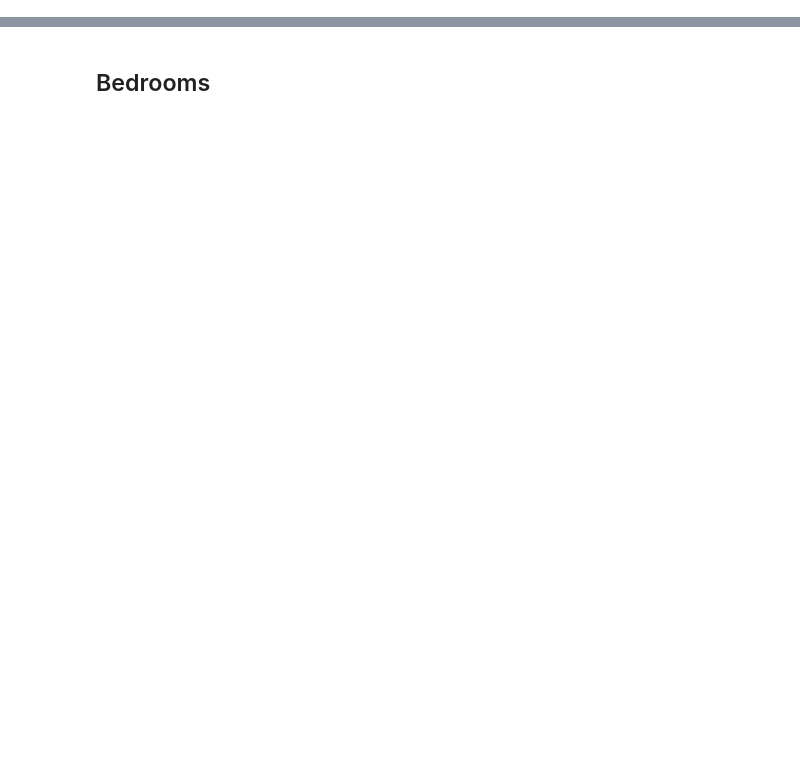
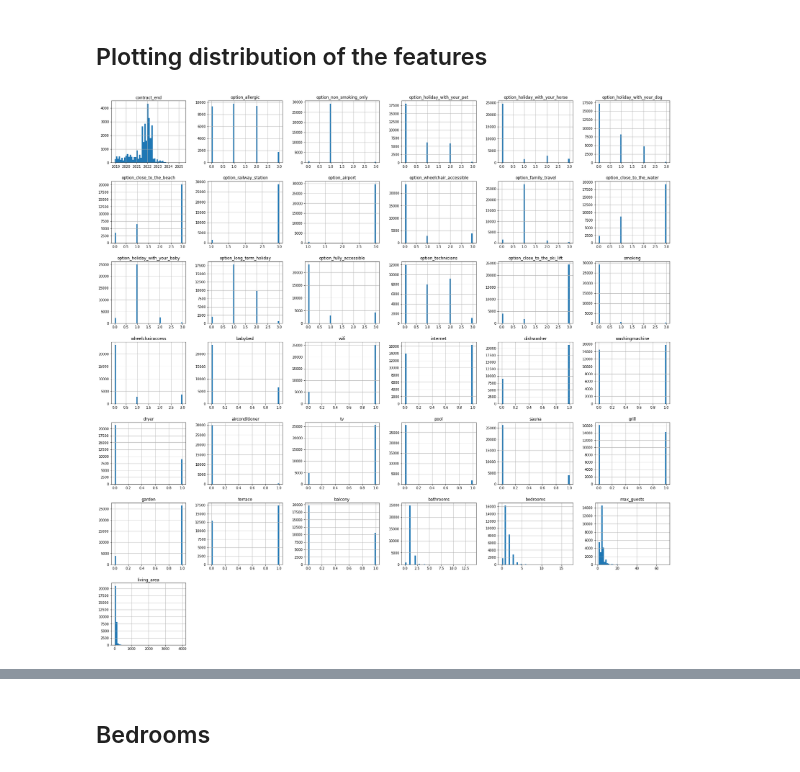
Before and after one commit to neue-fische-traum/traum-preis, a Jupyter notebook: EDA/EDA_notebook_3_listings.ipynb, the cells around one changed output, grey strips where cells are left out. Saved outputs shown, nothing was run; the diff lists cells and outputs as text; code cells hidden in the pictures; blank space fills up the shorter version.

```diff
--- a/EDA/EDA_notebook_3_listings.ipynb
+++ b/EDA/EDA_notebook_3_listings.ipynb
@@ -48,3 +165,8 @@ corr.style.background_gradient(cmap='coolwarm')
+# %% [markdown]
+## Plotting distribution of the features
 # %%
-listings.hist(bins=50, figsize = (20,15))
+# Plotting histograms of numerical features
+df_listings.hist(bins=50, figsize = (30,30))
 plt.show()
+# %% [output]
+[figure, added]
```
Also changed, not shown: parts of 58 cells of this notebook.
